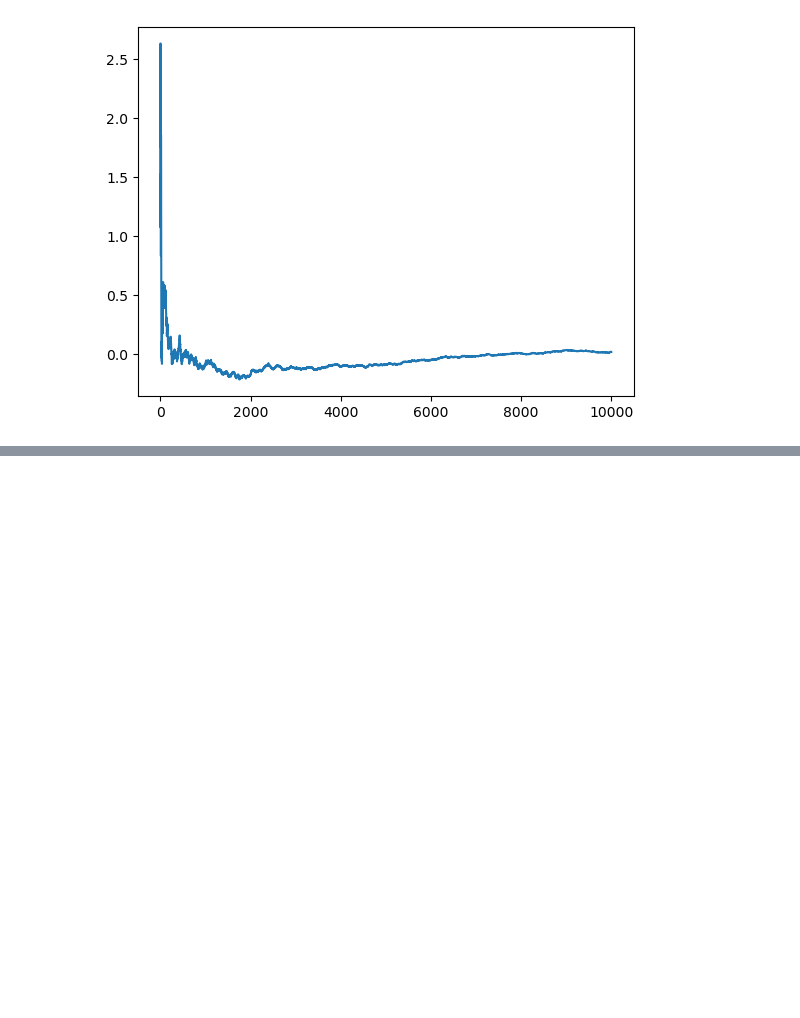
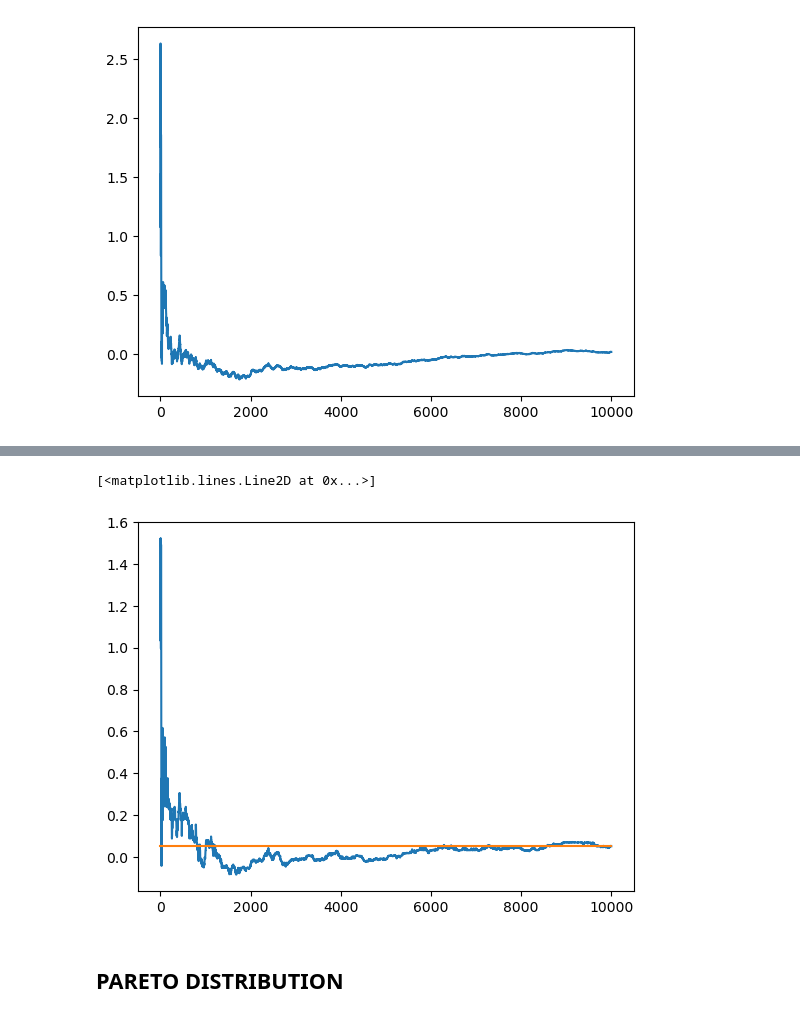
Before and after one commit to davidAlvaBro/comsocsci2023, a Jupyter notebook: Exercise_3.ipynb, the cells around one changed output, grey strips where cells are left out. Drawn from its saved outputs; the diff is of its cells as text; code cells hidden in the pictures; blank space fills up the shorter version.

Commit message:
Exercise 3 del 9

```diff
--- a/Exercise_3.ipynb
+++ b/Exercise_3.ipynb
@@ -69,0 +51,4 @@ array([0.05      , 0.06666667, 0.08333333, 0.1       , 0.11666667,
+# %%
+#Exercise 7
+Cum_Median = Norm_p.rolling(len(Norm_p),min_periods=2).median()
+Cum_Median[0][0] = 1.493364 # Force first value median
@@ -69,0 +61,15 @@ array([0.05      , 0.06666667, 0.08333333, 0.1       , 0.11666667,
+# %%
+fig = plt.figure()
+x = np.array(x_vals)
+ye = np.array(Cum_Median)
+
+plt.plot(x_vals,ye)
+
+#plt.legend(loc='lower right')
+plt.plot([0,10000],[Norm_P_median,Norm_P_median])
+#plt.show()
+# %% [output]
+[<matplotlib.lines.Line2D at 0x...>]
+[figure, added]
+# %% [markdown]
+## PARETO DISTRIBUTION
```
Also changed, not shown: parts of 8 cells of this notebook.
